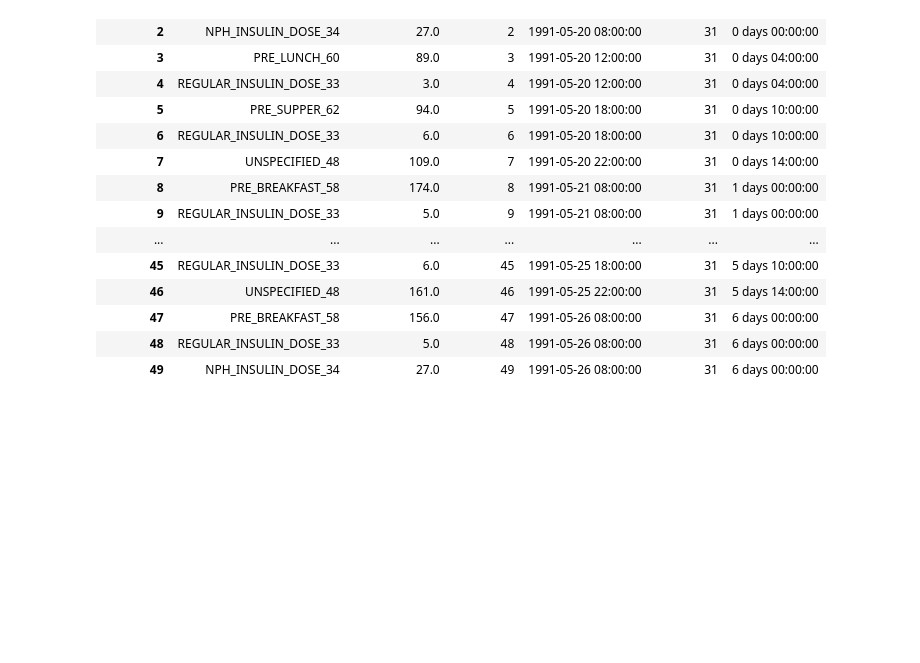
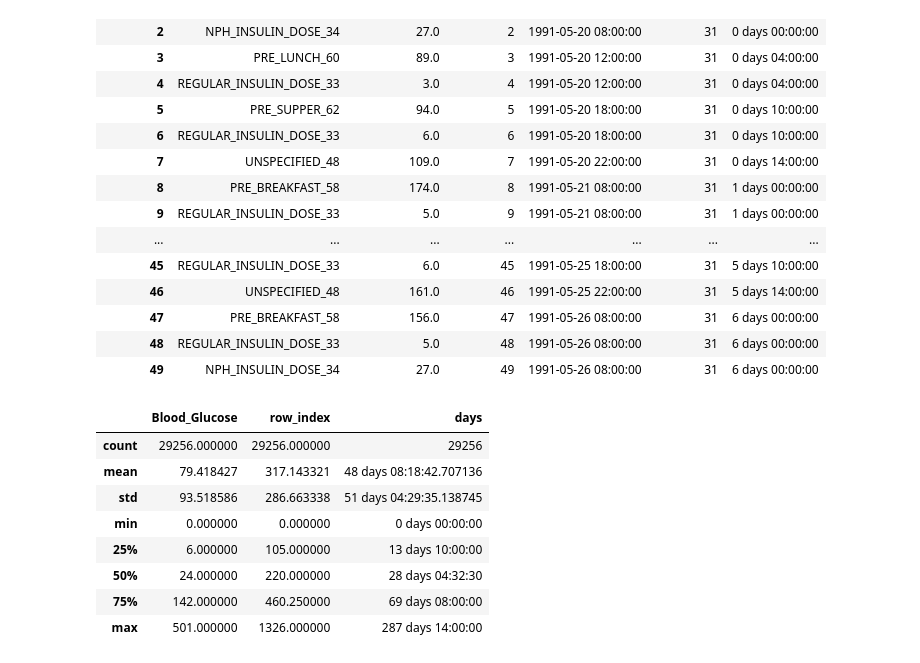
Before and after one commit to johngunaseelan/Hypoglycemia-Detection, a Jupyter notebook: Code/Untitled.ipynb, the cells around one changed output. Cells and saved outputs as stored; diff of their text form; code cells hidden in the pictures; blank space fills up the shorter version.

```diff
--- a/Code/Untitled.ipynb
+++ b/Code/Untitled.ipynb
@@ -242,3 +242,17 @@ df.head(50)
 | 47 | PRE_BREAKFAST_58 | 156.0 | 47 | 1991-05-26 08:00:00 | 31 | 6 days 00:00:00 |
 | 48 | REGULAR_INSULIN_DOSE_33 | 5.0 | 48 | 1991-05-26 08:00:00 | 31 | 6 days 00:00:00 |
 | 49 | NPH_INSULIN_DOSE_34 | 27.0 | 49 | 1991-05-26 08:00:00 | 31 | 6 days 00:00:00 |
+# %%
+#plt.plot(df.loc[df['Patient_ID']=='01','days'], df.loc[df['Patient_ID']=='01','Blood_Glucose'])
+#plt.show()
+df.describe()
+# %% [output]
+|  | Blood_Glucose | row_index | days |
+| count | 29256.000000 | 29256.000000 | 29256 |
+| mean | 79.418427 | 317.143321 | 48 days 08:18:42.707136 |
+| std | 93.518586 | 286.663338 | 51 days 04:29:35.138745 |
+| min | 0.000000 | 0.000000 | 0 days 00:00:00 |
+| 25% | 6.000000 | 105.000000 | 13 days 10:00:00 |
+| 50% | 24.000000 | 220.000000 | 28 days 04:32:30 |
+| 75% | 142.000000 | 460.250000 | 69 days 08:00:00 |
+| max | 501.000000 | 1326.000000 | 287 days 14:00:00 |
```
Also changed, not shown: 1 other file.
